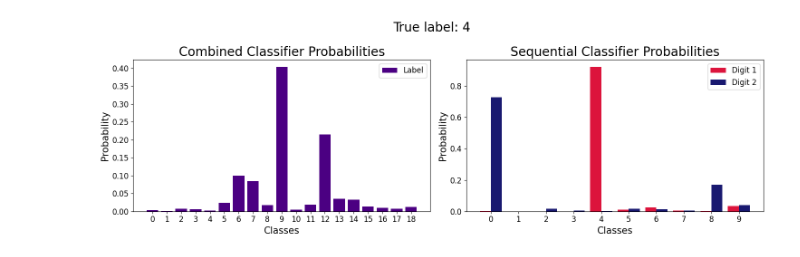
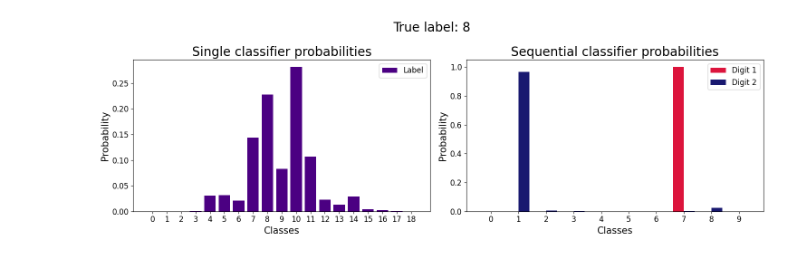
Before and after one commit to ljf441/mnist_add, a Jupyter notebook: classifier.ipynb, the cells around one changed output. Saved outputs shown, nothing was run; the diff lists cells and outputs as text; code cells hidden in the pictures.

```diff
--- a/classifier.ipynb
+++ b/classifier.ipynb
@@ -177,8 +200,11 @@ def jl_dataset(X, Y, output=100000, n_jobs=cores):
     return imgs, labels, l1, l2, x1, x2
 # %%
 def get_data(output=100000):
-
-    # np.random.seed(442)
+    """
+    Shuffles input training and testing data.
+    Calls upon jl_dataset for training, and testing datasets.
+    Returns the training and testing datasets.
+    """
     train_shuffle_idx = np.random.permutation(len(x_train_in))
     x_train = x_train_in[train_shuffle_idx]
     y_train = y_train_in[train_shuffle_idx]
@@ -191,7 +217,6 @@ def get_data(output=100000):
 
     x_test, y_test, y1_test, y2_test, x1_test, x2_test = jl_dataset(x_test, y_test, output=output)
 
-
     return x_train, y_train, x_test, y_test, x1_train, y1_train, x2_train, y2_train, x1_test, y1_test, x2_test, y2_test
 # %%
 np.random.seed(21)
@@ -213,5 +240,10 @@ show_plot()
 # %%
 def training_models():
+    """
+    Generates model accuracies, classification reports, confusion matrices, class probabilities, and predictions for linear regression classifers trained and applied on the entire image and linear regression classifiers applied sequentially.
+    Also returns testing and training data.
+    Also returns class probabilities for 'left' and 'right' digits.
+    """
     sizes = [50, 100, 500, 1000, 10000]
     accuracies = {}
     classifications = {}
@@ -221,7 +253,6 @@ def training_models():
     predictions = {}
     tests={}
     trains = {}
-    np.random.seed(221)
     for i, size in enumerate(sizes):
         x_train, y_train, x_test, y_test, x1_train, y1_train, x2_train, y2_train, x1_test, y1_test, x2_test, y2_test = get_data(output=size)
 
@@ -288,6 +319,6 @@ def training_models():
 
     return probs, probabilities, accuracies, classifications, confusions, predictions, tests, trains
 
-np.random.seed(221)
+np.random.seed(441)
 probs, probabilities, accuracies, classifications, confusions, predictions, tests, trains = training_models()
 # %%
@@ -343,27 +383,31 @@ plot_probs(probabilities)
 # %%
 def plot_probs2(probabilities, probs, tests):
+    """
+    Plots the class probabilities of one sample, using the single linear regression classifier class probabilities and the separate sequential linear regression classifier class probabilities.
+    """
     fig, ax = plt.subplots(1, 2, figsize=(15, 5))
-    idx = 5
-    ax[0].bar(range(19), probabilities[(1, 1)][idx], color='indigo', label='Label')
-    ax[0].set_title("Combined Classifier Probabilities", fontsize=20)
+    idx = 3
+    ax[0].bar(range(19), probabilities[(4, 1)][idx], color='indigo', label='Label')
+    ax[0].set_title("Single classifier probabilities", fontsize=20)
     ax[0].set_xlabel("Classes")
     ax[0].set_ylabel("Probability")
     ax[0].set_xticks(range(19))
     ax[0].legend()
 
     x = np.arange(10)
-    ax[1].bar(x - 0.2, probs[(1, 0)][idx], width=0.4, label='Digit 1', color='crimson')
-    ax[1].bar(x + 0.2, probs[(1, 1)][idx], width=0.4, label='Digit 2', color='midnightblue')
-    ax[1].set_title("Sequential Classifier Probabilities", fontsize=20)
+    ax[1].bar(x - 0.2, probs[(4, 0)][idx], width=0.4, label='Digit 1', color='crimson')
+    ax[1].bar(x + 0.2, probs[(4, 1)][idx], width=0.4, label='Digit 2', color='midnightblue')
+    ax[1].set_title("Sequential classifier probabilities", fontsize=20)
     ax[1].set_xlabel("Classes")
     ax[1].set_ylabel("Probability")
     ax[1].set_xticks(range(10))
     ax[1].legend()
 
-    plt.suptitle(f"True label: {tests[(1, 1)][idx]}")
+    plt.suptitle(f"True label: {tests[(4, 1)][idx]}")
     plt.tight_layout()
+    plt.savefig("classifer_barplot.png")
     plt.show()
 
 plot_probs2(probabilities, probs, tests)
 # %% [output]
-[figure, old version]
+[figure, new version]
```
Also changed, not shown: parts of 7 cells of this notebook, 25 other files.
